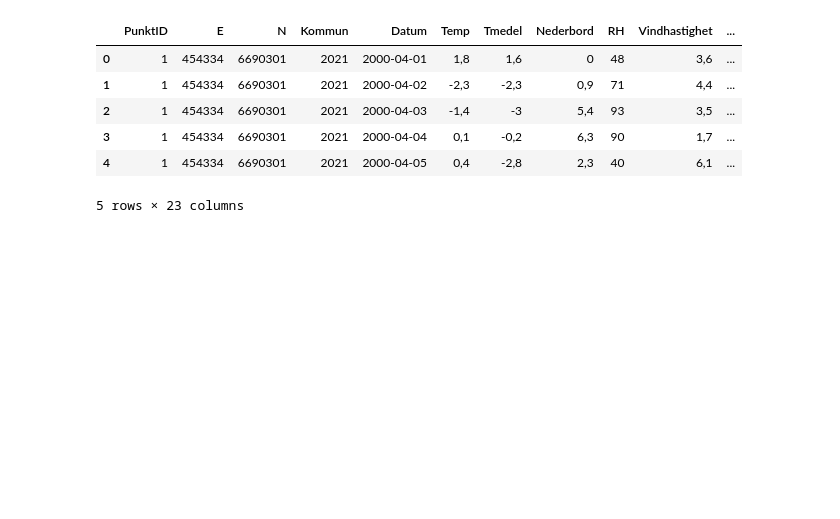
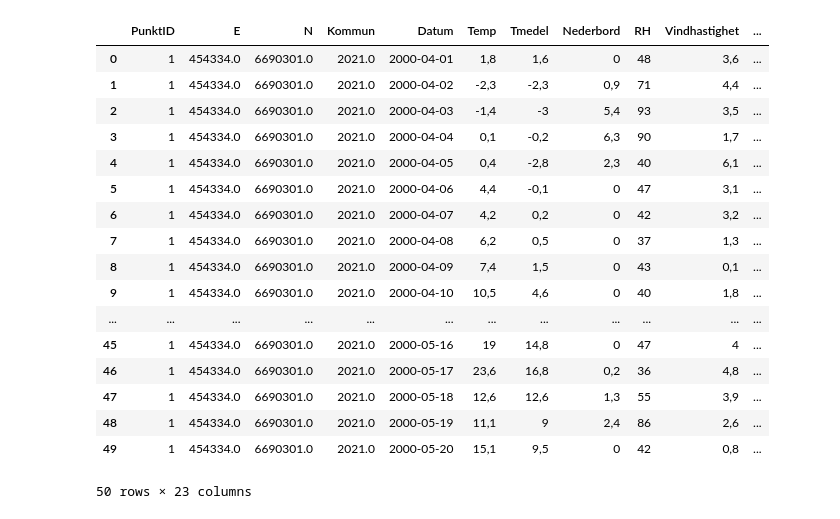
Before and after one commit to Johanil/BDA-Project, a Jupyter notebook: BrandriskData-preProcessing.ipynb, the cells around one changed output. Saved outputs shown, nothing was run; the diff lists cells and outputs as text; code cells hidden in the pictures; blank space fills up the shorter version.

```diff
--- a/BrandriskData-preProcessing.ipynb
+++ b/BrandriskData-preProcessing.ipynb
@@ -8,16 +6,31 @@ types={'PunktID': str, 'E': str, 'N': str, 'Kommun': str, 'Datum': str, 'Temp':
+# %%
+path='./data/Brandriskdata 2000-2020.csv'
+#'PunktID': str, 'E': str, 'N': str,
+types={ 'PunktID': str}
 # %%
 df = pd.read_csv(path, sep=';', dtype=types)
 # %%
 
-df.head(5)
+df.head(50)
 # %% [output]
 |  | PunktID | E | N | Kommun | Datum | Temp | Tmedel | Nederbord | RH | Vindhastighet | ... |
-| 0 | 1 | 454334 | 6690301 | 2021 | 2000-04-01 | 1,8 | 1,6 | 0 | 48 | 3,6 | ... |
-| 1 | 1 | 454334 | 6690301 | 2021 | 2000-04-02 | -2,3 | -2,3 | 0,9 | 71 | 4,4 | ... |
-| 2 | 1 | 454334 | 6690301 | 2021 | 2000-04-03 | -1,4 | -3 | 5,4 | 93 | 3,5 | ... |
-| 3 | 1 | 454334 | 6690301 | 2021 | 2000-04-04 | 0,1 | -0,2 | 6,3 | 90 | 1,7 | ... |
-| 4 | 1 | 454334 | 6690301 | 2021 | 2000-04-05 | 0,4 | -2,8 | 2,3 | 40 | 6,1 | ... |
+| 0 | 1 | 454334.0 | 6690301.0 | 2021.0 | 2000-04-01 | 1,8 | 1,6 | 0 | 48 | 3,6 | ... |
+| 1 | 1 | 454334.0 | 6690301.0 | 2021.0 | 2000-04-02 | -2,3 | -2,3 | 0,9 | 71 | 4,4 | ... |
+| 2 | 1 | 454334.0 | 6690301.0 | 2021.0 | 2000-04-03 | -1,4 | -3 | 5,4 | 93 | 3,5 | ... |
+| 3 | 1 | 454334.0 | 6690301.0 | 2021.0 | 2000-04-04 | 0,1 | -0,2 | 6,3 | 90 | 1,7 | ... |
+| 4 | 1 | 454334.0 | 6690301.0 | 2021.0 | 2000-04-05 | 0,4 | -2,8 | 2,3 | 40 | 6,1 | ... |
+| 5 | 1 | 454334.0 | 6690301.0 | 2021.0 | 2000-04-06 | 4,4 | -0,1 | 0 | 47 | 3,1 | ... |
+| 6 | 1 | 454334.0 | 6690301.0 | 2021.0 | 2000-04-07 | 4,2 | 0,2 | 0 | 42 | 3,2 | ... |
+| 7 | 1 | 454334.0 | 6690301.0 | 2021.0 | 2000-04-08 | 6,2 | 0,5 | 0 | 37 | 1,3 | ... |
+| 8 | 1 | 454334.0 | 6690301.0 | 2021.0 | 2000-04-09 | 7,4 | 1,5 | 0 | 43 | 0,1 | ... |
+| 9 | 1 | 454334.0 | 6690301.0 | 2021.0 | 2000-04-10 | 10,5 | 4,6 | 0 | 40 | 1,8 | ... |
+| ... | ... | ... | ... | ... | ... | ... | ... | ... | ... | ... | ... |
+| 45 | 1 | 454334.0 | 6690301.0 | 2021.0 | 2000-05-16 | 19 | 14,8 | 0 | 47 | 4 | ... |
+| 46 | 1 | 454334.0 | 6690301.0 | 2021.0 | 2000-05-17 | 23,6 | 16,8 | 0,2 | 36 | 4,8 | ... |
+| 47 | 1 | 454334.0 | 6690301.0 | 2021.0 | 2000-05-18 | 12,6 | 12,6 | 1,3 | 55 | 3,9 | ... |
+| 48 | 1 | 454334.0 | 6690301.0 | 2021.0 | 2000-05-19 | 11,1 | 9 | 2,4 | 86 | 2,6 | ... |
+| 49 | 1 | 454334.0 | 6690301.0 | 2021.0 | 2000-05-20 | 15,1 | 9,5 | 0 | 42 | 0,8 | ... |
-5 rows × 23 columns
+50 rows × 23 columns
 # %%
 df.dtypes
 # %% [output]
```
Also changed, not shown: parts of 6 cells of this notebook, 4 other files.
